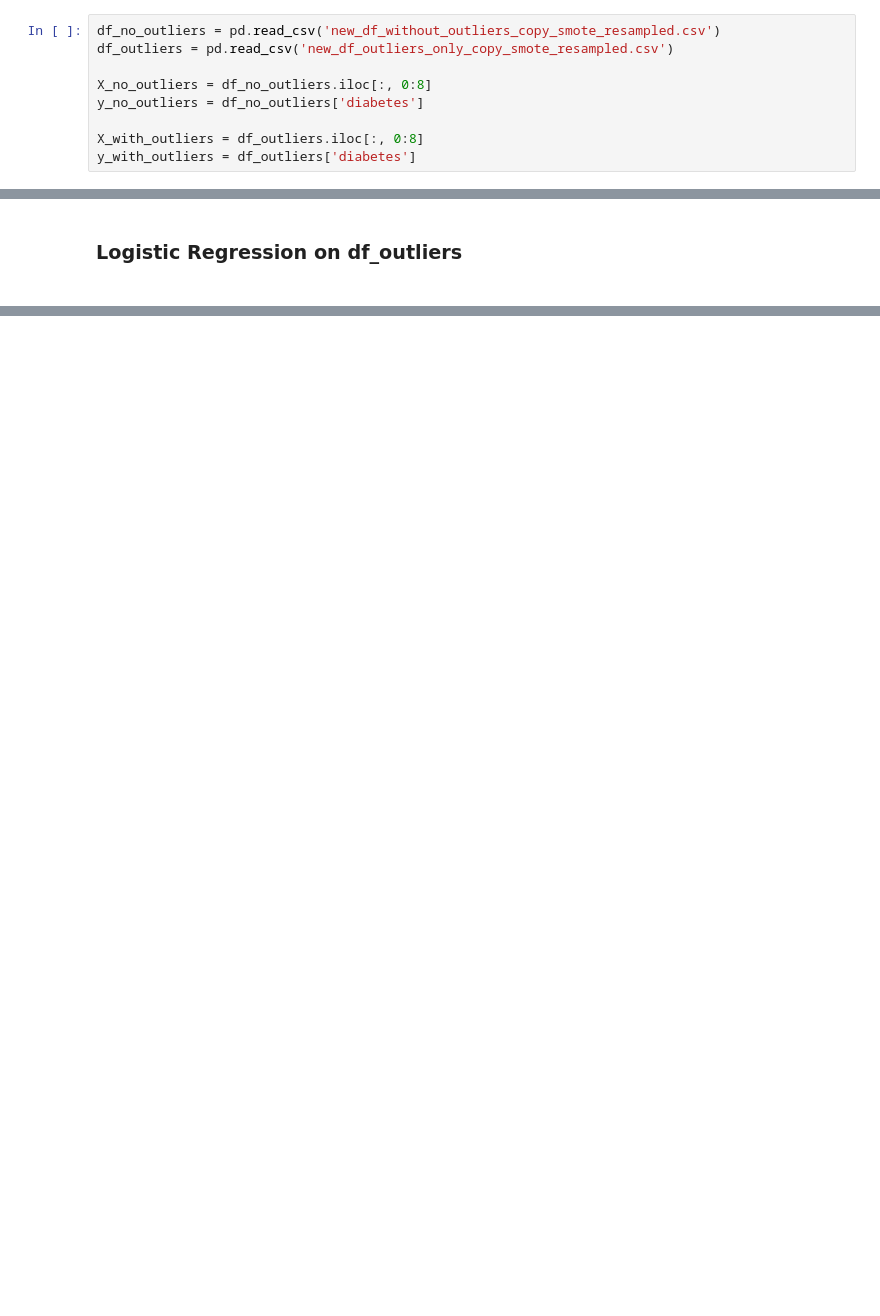
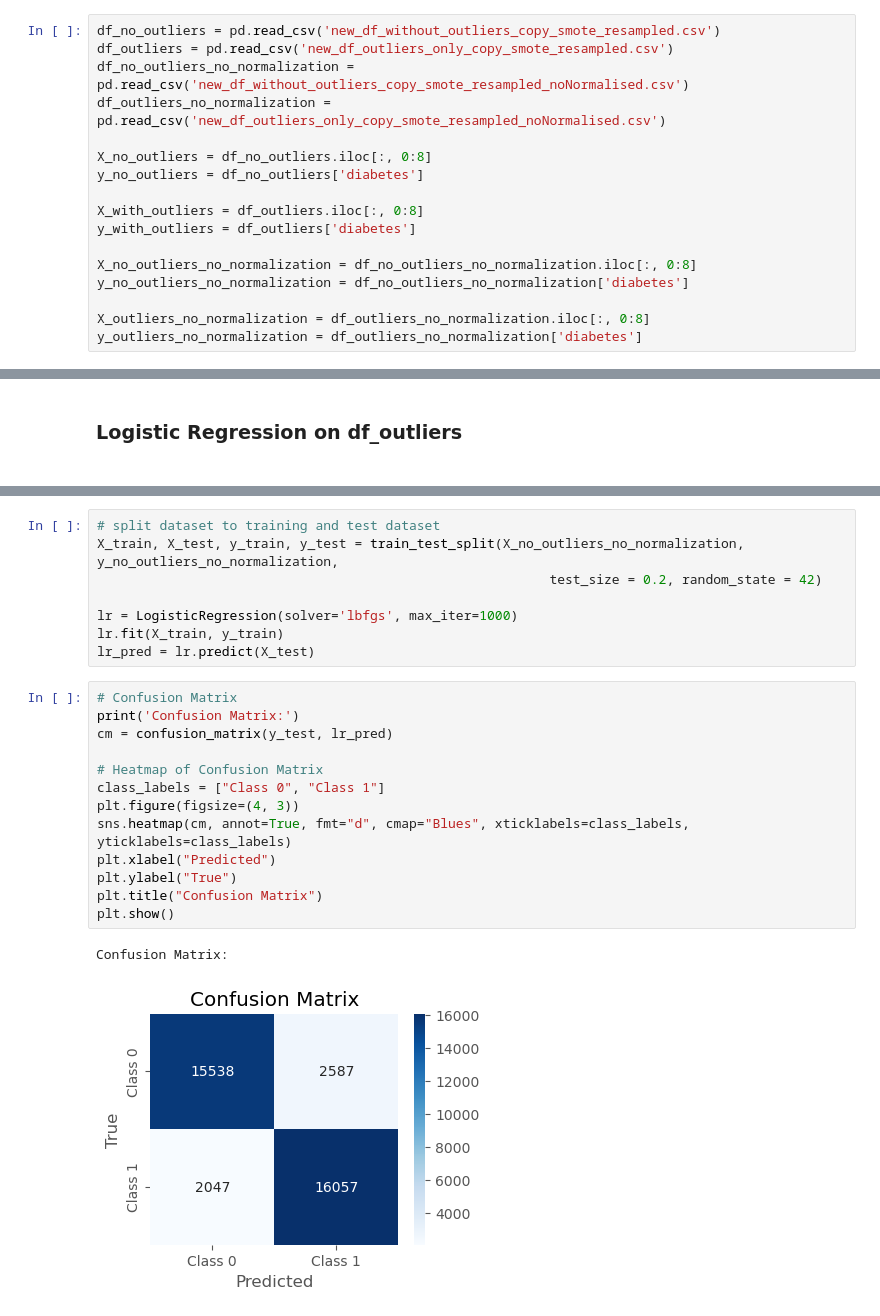
Before and after one commit to joycelovedorial/IS424-Data-Mining, a Jupyter notebook: Prediction/Logistic Regression Prediction.ipynb, the cells around one changed output, grey strips where cells are left out. Cells and saved outputs as stored; diff of their text form; blank space fills up the shorter version.

```diff
--- a/Prediction/Logistic Regression Prediction.ipynb
+++ b/Prediction/Logistic Regression Prediction.ipynb
@@ -11,12 +11,20 @@ plt.style.use('ggplot')
 # %%
 df_no_outliers = pd.read_csv('new_df_without_outliers_copy_smote_resampled.csv')
 df_outliers = pd.read_csv('new_df_outliers_only_copy_smote_resampled.csv')
+df_no_outliers_no_normalization = pd.read_csv('new_df_without_outliers_copy_smote_resampled_noNormalised.csv')
+df_outliers_no_normalization = pd.read_csv('new_df_outliers_only_copy_smote_resampled_noNormalised.csv')
 
 X_no_outliers = df_no_outliers.iloc[:, 0:8]
 y_no_outliers = df_no_outliers['diabetes']
 
 X_with_outliers = df_outliers.iloc[:, 0:8]
 y_with_outliers = df_outliers['diabetes']
+
+X_no_outliers_no_normalization = df_no_outliers_no_normalization.iloc[:, 0:8]
+y_no_outliers_no_normalization = df_no_outliers_no_normalization['diabetes']
+
+X_outliers_no_normalization = df_outliers_no_normalization.iloc[:, 0:8]
+y_outliers_no_normalization = df_outliers_no_normalization['diabetes']
 # %% [markdown]
 <h3> Logistic Regression on df_no_outliers<h3>
 # %%
@@ -215,0 +243,24 @@ Non-Diabetic
+# %%
+# split dataset to training and test dataset
+X_train, X_test, y_train, y_test = train_test_split(X_no_outliers_no_normalization, y_no_outliers_no_normalization,
+                                                          test_size = 0.2, random_state = 42)
+
+lr = LogisticRegression(solver='lbfgs', max_iter=1000)
+lr.fit(X_train, y_train)
+lr_pred = lr.predict(X_test)
+# %%
+# Confusion Matrix
+print('Confusion Matrix:')
+cm = confusion_matrix(y_test, lr_pred)
+
+# Heatmap of Confusion Matrix
+class_labels = ["Class 0", "Class 1"]
+plt.figure(figsize=(4, 3))
+sns.heatmap(cm, annot=True, fmt="d", cmap="Blues", xticklabels=class_labels, yticklabels=class_labels)
+plt.xlabel("Predicted")
+plt.ylabel("True")
+plt.title("Confusion Matrix")
+plt.show()
+# %% [output]
+Confusion Matrix:
+[figure, added]
```
Also changed, not shown: parts of 29 cells of this notebook.
